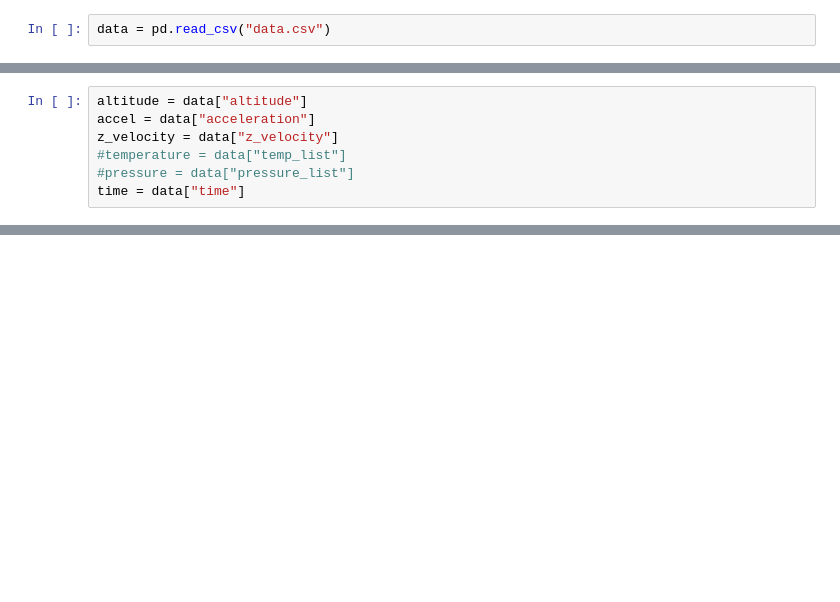
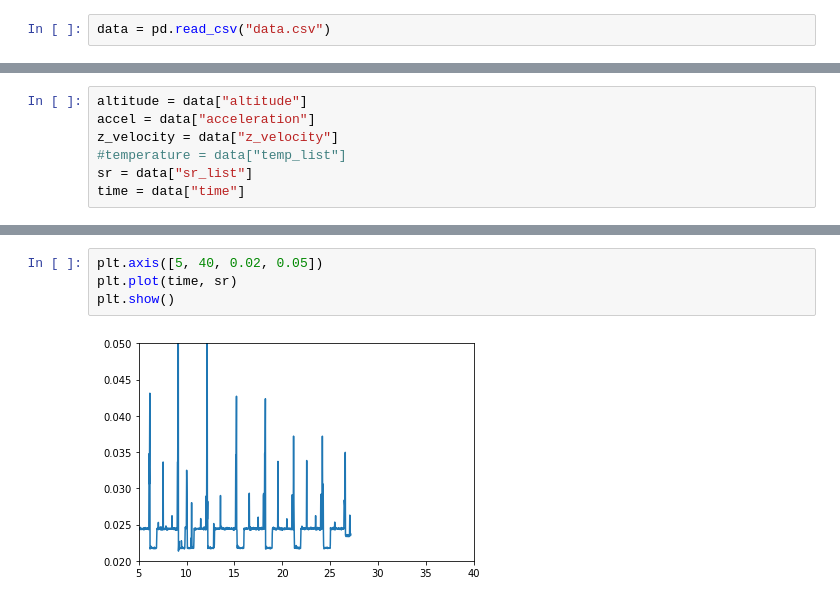
Before and after one commit to davidssand/Starla, a Jupyter notebook: Collected_data/all_data.ipynb, the cells around one changed output, grey strips where cells are left out. Cells and saved outputs as stored; diff of their text form; blank space fills up the shorter version.

```diff
--- a/Collected_data/all_data.ipynb
+++ b/Collected_data/all_data.ipynb
@@ -18,7 +18,7 @@ altitude = data["altitude"]
 accel = data["acceleration"]
 z_velocity = data["z_velocity"]
 #temperature = data["temp_list"]
-#pressure = data["pressure_list"]
+sr = data["sr_list"]
 time = data["time"]
 # %%
 #plt.axis([3, 44, 1.1, 1.2])
@@ -40,0 +41,6 @@ plt.show()
+# %%
+plt.axis([5, 40, 0.02, 0.05])
+plt.plot(time, sr)
+plt.show()
+# %% [output]
+[figure, added]
```
Also changed, not shown: parts of 5 cells of this notebook, 8 other files.
